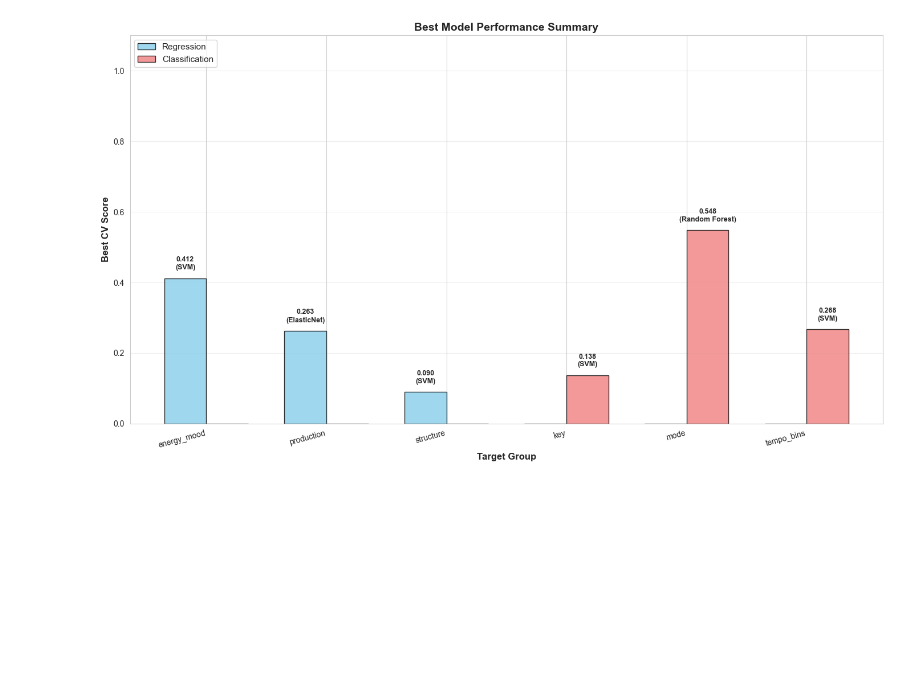
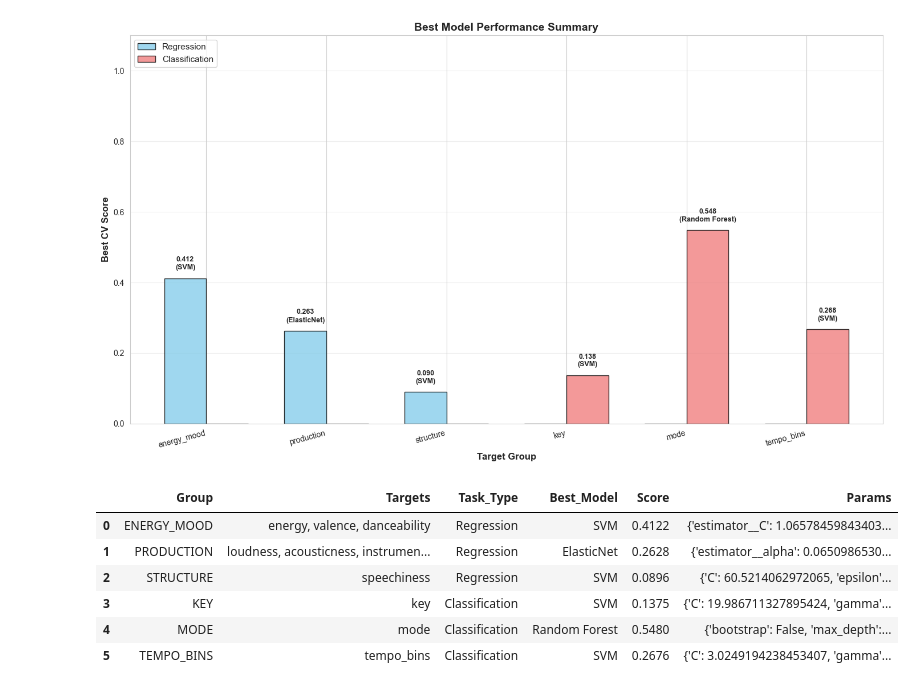
Before and after one commit to Academic-Projects-2025/Music-recommendation-system, a Jupyter notebook: notebooks/classes-final.ipynb, the cells around one changed output. Drawn from its saved outputs; the diff is of its cells as text; code cells hidden in the pictures; blank space fills up the shorter version.

```diff
--- a/notebooks/classes-final.ipynb
+++ b/notebooks/classes-final.ipynb
@@ -1715,3 +1710,62 @@ Location: \\wsl.localhost\Ubuntu-22.04\home\rime\music-recom\data\processed\visu
 [figure]
 [figure]
 [figure]
+# %%
+import pandas as pd
+
+# Define the group-level results
+results = [
+    {"Group": "ENERGY_MOOD", "Targets": ['energy', 'valence', 'danceability'],
+     "Task_Type": "Regression", "Best_Model": "SVM", "Score": 0.4122,
+     "Params": {'estimator__C': 1.0657845984340375,
+                'estimator__epsilon': 0.06508207927956049,
+                'estimator__gamma': 0.0027842619799872204}},
+
+    {"Group": "PRODUCTION", "Targets": ['loudness', 'acousticness', 'instrumentalness', 'liveness'],
+     "Task_Type": "Regression", "Best_Model": "ElasticNet", "Score": 0.2628,
+     "Params": {'estimator__alpha': 0.06509865304022165,
+                'estimator__l1_ratio': 0.10153594707907124,
+                'estimator__selection': 'random'}},
+
+    {"Group": "STRUCTURE", "Targets": ['speechiness'],
+     "Task_Type": "Regression", "Best_Model": "SVM", "Score": 0.0896,
+     "Params": {'C': 60.5214062972065,
+                'epsilon': 0.02139333307605589,
+                'gamma': 0.00015755396722878573}},
+
+    {"Group": "KEY", "Targets": ['key'],
+     "Task_Type": "Classification", "Best_Model": "SVM", "Score": 0.1375,
+     "Params": {'C': 19.986711327895424,
+                'gamma': 0.010446417604534108}},
+
+    {"Group": "MODE", "Targets": ['mode'],
+     "Task_Type": "Classification", "Best_Model": "Random Forest", "Score": 0.5480,
+     "Params": {'bootstrap': False,
+                'max_depth': 19,
+                'max_features': 'log2',
+                'min_samples_leaf': 6,
+                'min_samples_split': 5,
+                'n_estimators': 160}},
+
+    {"Group": "TEMPO_BINS", "Targets": ['tempo_bins'],
+     "Task_Type": "Classification", "Best_Model": "SVM", "Score": 0.2676,
+     "Params": {'C': 3.0249194238453407,
+                'gamma': 0.0068420002336432376}}
+]
+
+# Convert to DataFrame
+df_groups = pd.DataFrame(results)
+
+# Optional: format target list for readability
+df_groups["Targets"] = df_groups["Targets"].apply(lambda t: ", ".join(t))
+
+# Display DataFrame
+df_groups
+# %% [output]
+|  | Group | Targets | Task_Type | Best_Model | Score | Params |
+| 0 | ENERGY_MOOD | energy, valence, danceability | Regression | SVM | 0.4122 | {'estimator__C': 1.06578459843403... |
+| 1 | PRODUCTION | loudness, acousticness, instrumen... | Regression | ElasticNet | 0.2628 | {'estimator__alpha': 0.0650986530... |
+| 2 | STRUCTURE | speechiness | Regression | SVM | 0.0896 | {'C': 60.5214062972065, 'epsilon'... |
+| 3 | KEY | key | Classification | SVM | 0.1375 | {'C': 19.986711327895424, 'gamma'... |
+| 4 | MODE | mode | Classification | Random Forest | 0.5480 | {'bootstrap': False, 'max_depth':... |
+| 5 | TEMPO_BINS | tempo_bins | Classification | SVM | 0.2676 | {'C': 3.0249194238453407, 'gamma'... |
```
Also changed, not shown: parts of 8 cells of this notebook, 13 other files.
